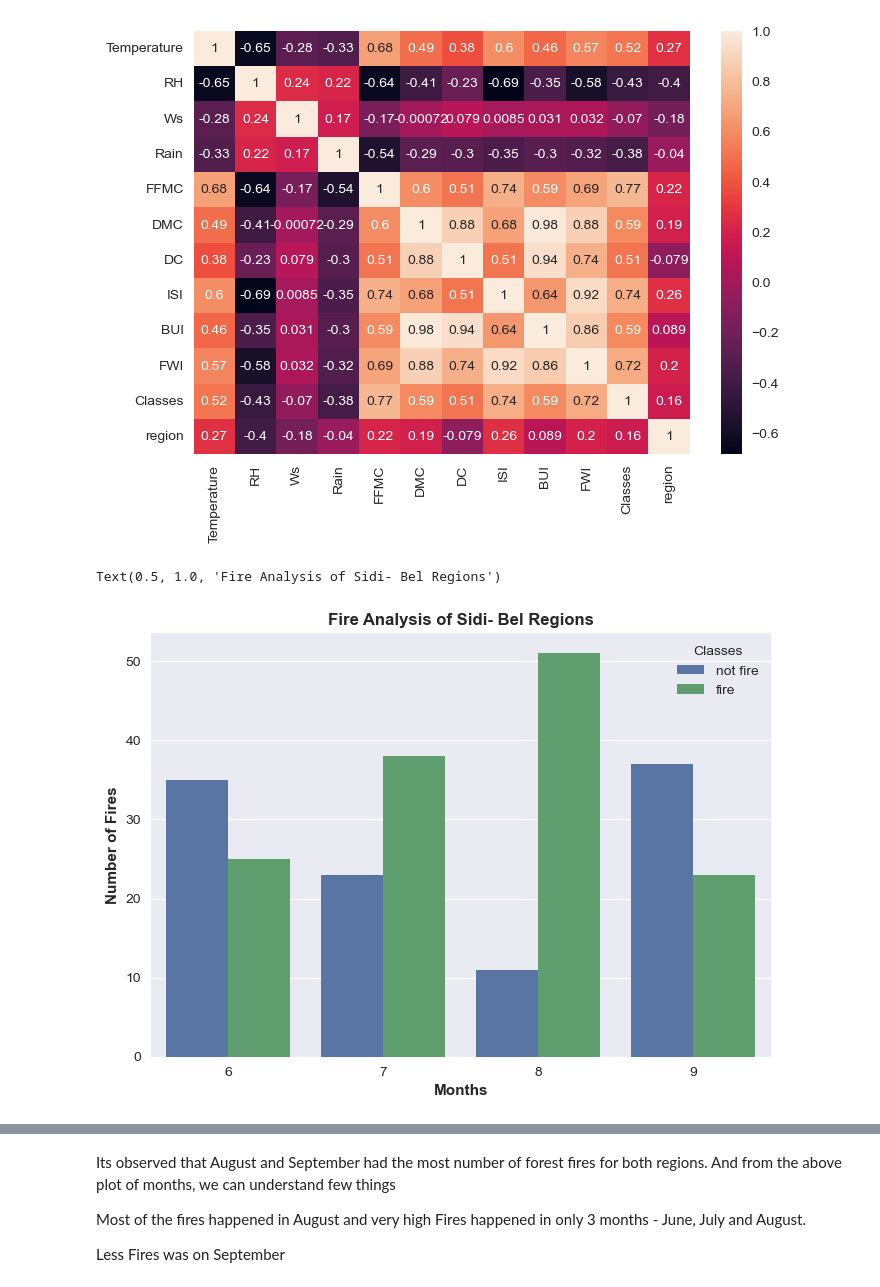
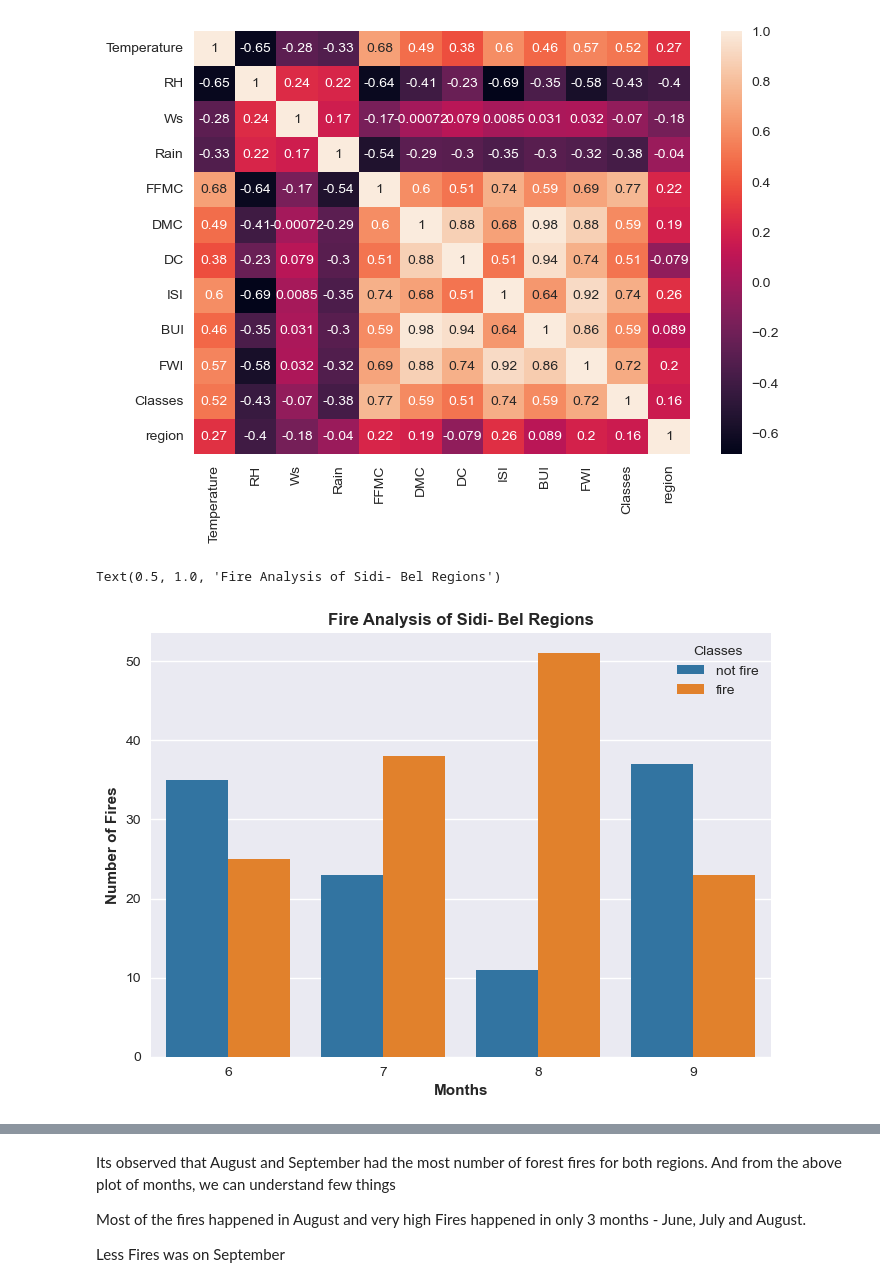
Before and after one commit to SakshiSri14/ForestFire, a Jupyter notebook: LassoRegression.ipynb, the cells around one changed output, grey strips where cells are left out. Drawn from its saved outputs; the diff is of its cells as text; code cells hidden in the pictures.

```diff
--- a/LassoRegression.ipynb
+++ b/LassoRegression.ipynb
@@ -244,17 +244,17 @@ sns.heatmap(df_copy.corr(), annot=True)
 # %%
 df['Classes']=np.where(df['Classes'].str.contains('not fire'),'not fire','fire')
 
 ## Monthly Fire Analysis
 dftemp=df.loc[df['region']==1]
 plt.subplots()
 # sns.set_style('whitegrid')
-sns.countplot(x='month',hue='Classes',data=df)
+sns.countplot(x='month',hue='Classes',data=df, palette='tab10')
 plt.ylabel('Number of Fires',weight='bold')
 plt.xlabel('Months',weight='bold')
 plt.title("Fire Analysis of Sidi- Bel Regions",weight='bold')
 # %% [output]
 Text(0.5, 1.0, 'Fire Analysis of Sidi- Bel Regions')
-[figure, old version]
+[figure, new version]
 # %%
 ## Monthly Fire Analysis
 dftemp=df.loc[df['region']==0]
```
Also changed, not shown: parts of 14 cells of this notebook, 4 other files.
